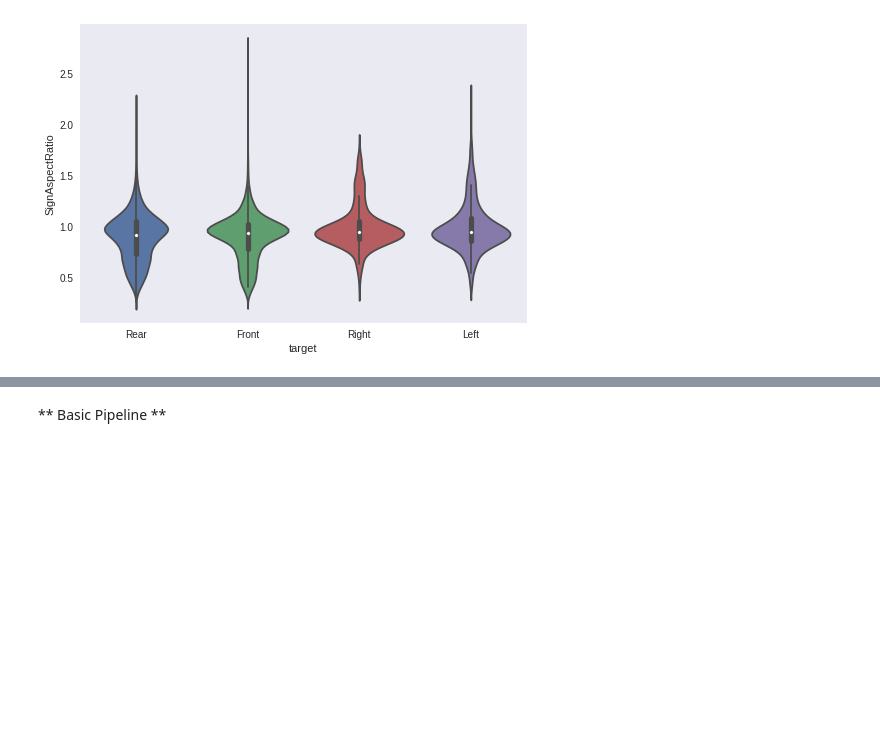
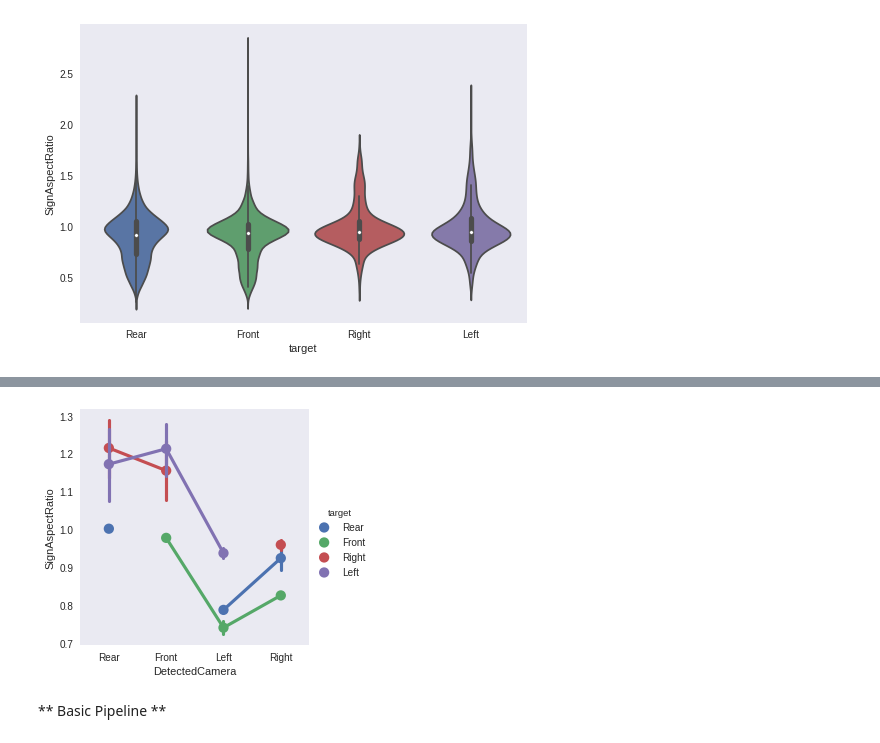
Before and after one commit to numb3r33/India_Hacks_2017, a Jupyter notebook: notebooks/Experiment12_Road_Sign.ipynb, the cells around one changed output, grey strips where cells are left out. Saved outputs shown, nothing was run; the diff lists cells and outputs as text; code cells hidden in the pictures; blank space fills up the shorter version.

```diff
--- a/notebooks/Experiment12_Road_Sign.ipynb
+++ b/notebooks/Experiment12_Road_Sign.ipynb
@@ -146,3 +160,8 @@ sns.violinplot(x='target', y='SignAspectRatio', data=data.loc[train_mask, :]);
+# %%
+sns.factorplot(x='DetectedCamera', y='SignAspectRatio',
+               hue='target', data=data.loc[train_mask, :]);
+# %% [output]
+[figure, added]
 # %% [markdown]
 ** Basic Pipeline **
 # %% [markdown]
```
Also changed, not shown: parts of 9 cells of this notebook, 9 other files.
